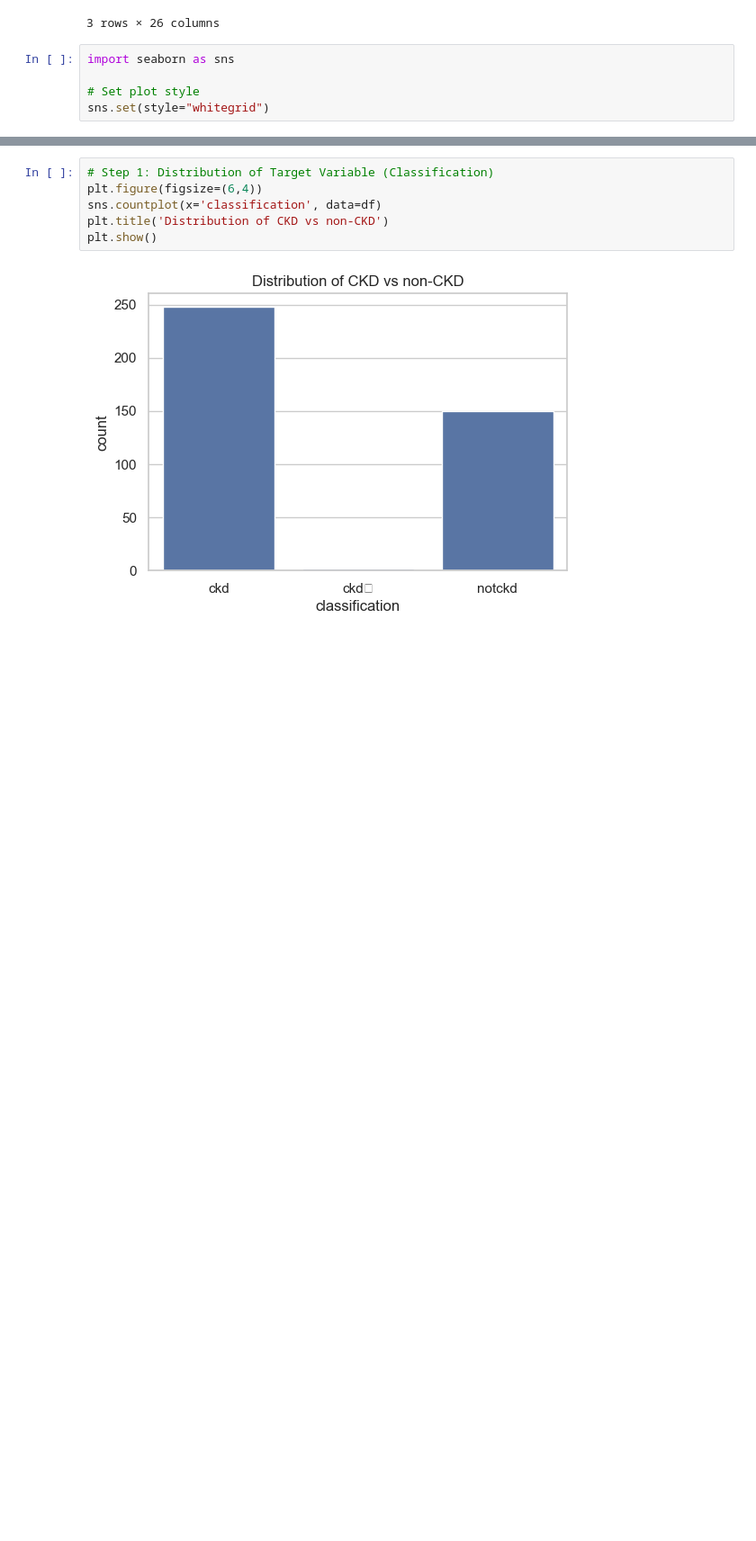
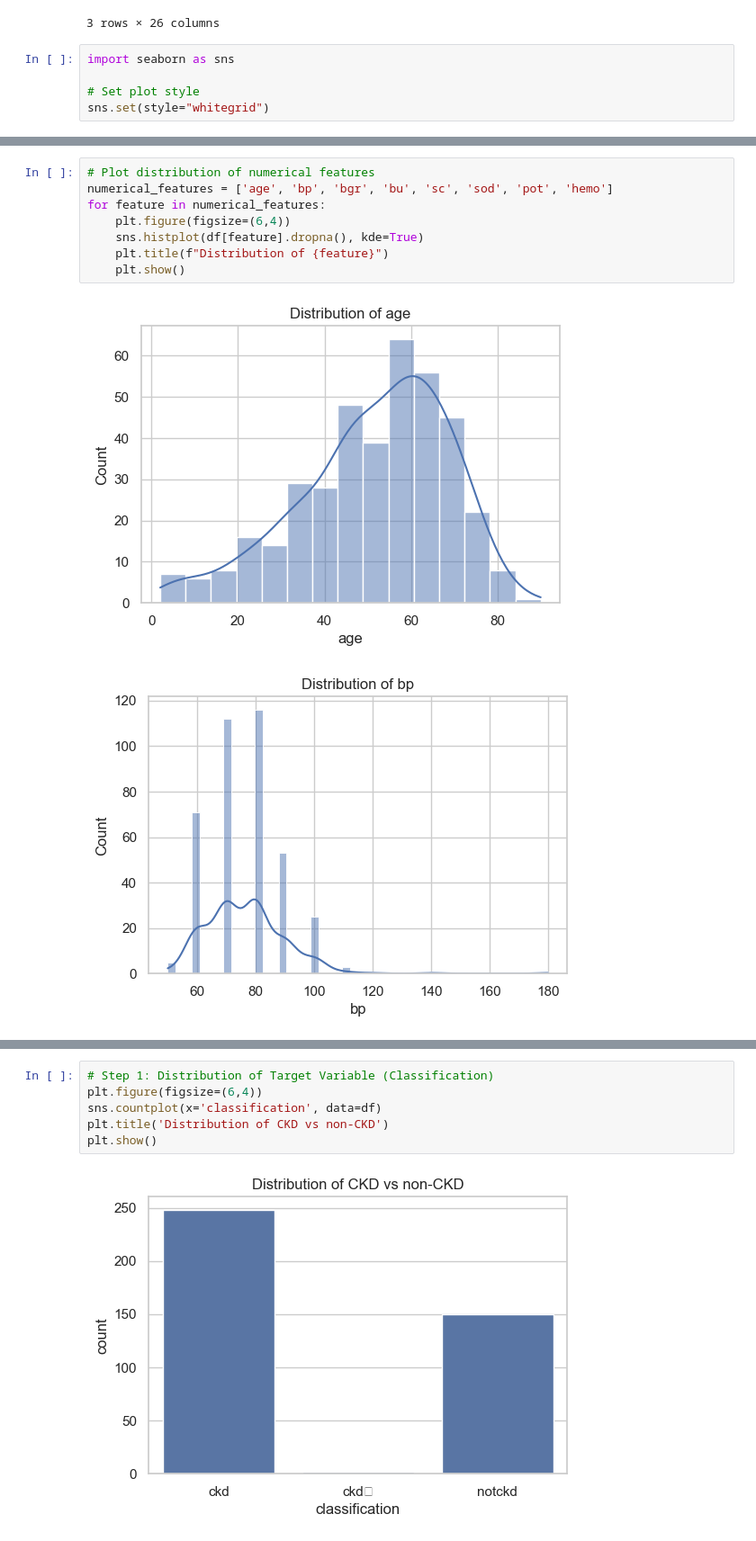
Before and after one commit to Blacksujit/Health-Assesement-Tool, a Jupyter notebook: Kidney Disease/Health_care.ipynb, the cells around one changed output, grey strips where cells are left out. Shown at 90% size. Saved outputs shown, nothing was run; the diff lists cells and outputs as text; blank space fills up the shorter version.

```diff
--- a/Kidney Disease/Health_care.ipynb
+++ b/Kidney Disease/Health_care.ipynb
@@ -195,0 +227,11 @@ sns.set(style="whitegrid")
+# %%
+# Plot distribution of numerical features
+numerical_features = ['age', 'bp', 'bgr', 'bu', 'sc', 'sod', 'pot', 'hemo']
+for feature in numerical_features:
+    plt.figure(figsize=(6,4))
+    sns.histplot(df[feature].dropna(), kde=True)
+    plt.title(f"Distribution of {feature}")
+    plt.show()
+# %% [output]
+[figure, added]
+[figure, added]
```
Also changed, not shown: parts of 71 cells of this notebook, 2 other files.
